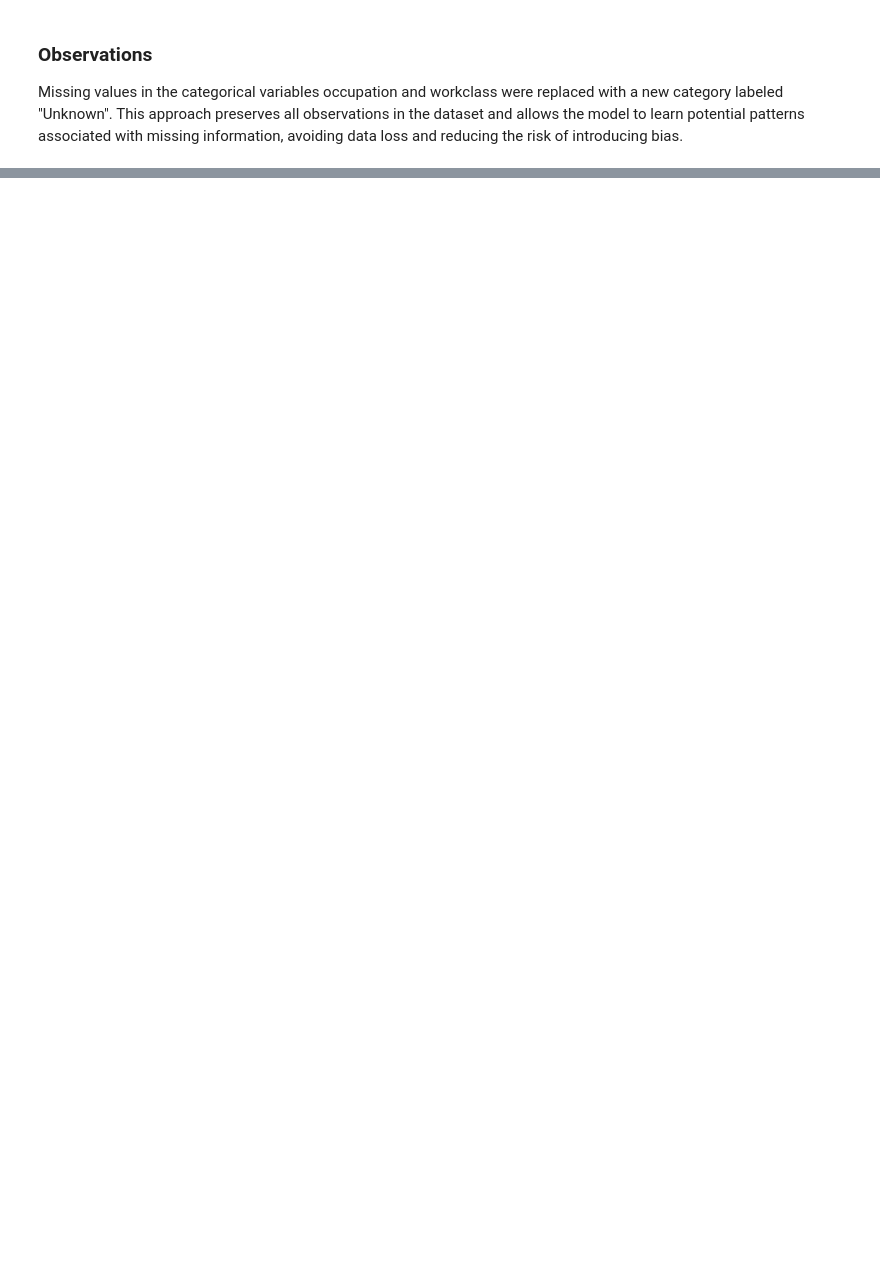
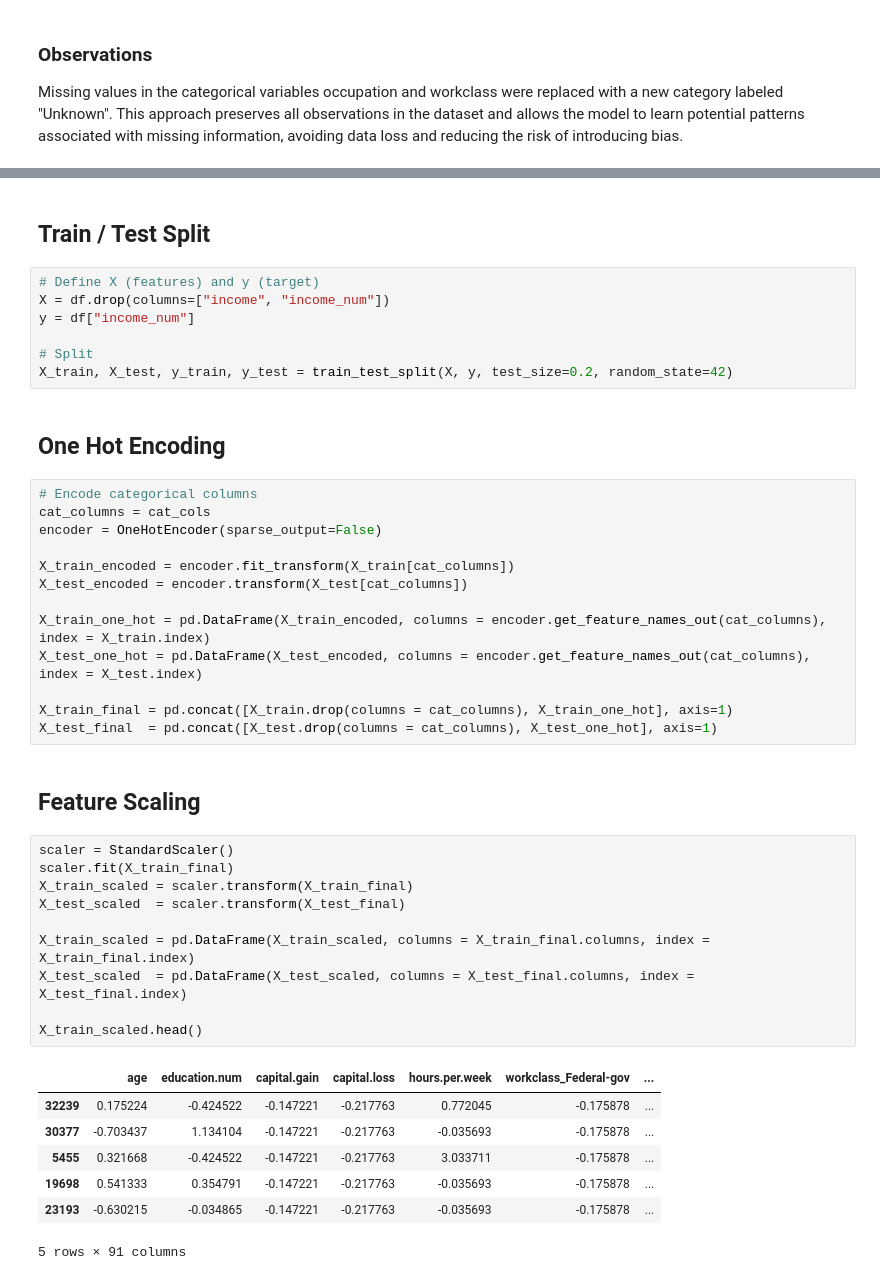
Before and after one commit to 4GeeksAcademy/josefina-aispuro-merelles-machine-learning, a Jupyter notebook: src/13-recommendation-systems-adult-census-income.ipynb, the cells around one changed output, grey strips where cells are left out. Saved outputs shown, nothing was run; the diff lists cells and outputs as text; blank space fills up the shorter version.

```diff
--- a/src/13-recommendation-systems-adult-census-income.ipynb
+++ b/src/13-recommendation-systems-adult-census-income.ipynb
@@ -56,0 +214,44 @@ Missing values in the categorical variables occupation and workclass were replac
+# %% [markdown]
+## Train / Test Split
+# %%
+# Define X (features) and y (target)
+X = df.drop(columns=["income", "income_num"])
+y = df["income_num"]
+
+# Split
+X_train, X_test, y_train, y_test = train_test_split(X, y, test_size=0.2, random_state=42)
+# %% [markdown]
+## One Hot Encoding
+# %%
+# Encode categorical columns
+cat_columns = cat_cols
+encoder = OneHotEncoder(sparse_output=False)
+
+X_train_encoded = encoder.fit_transform(X_train[cat_columns])
+X_test_encoded = encoder.transform(X_test[cat_columns])
+
+X_train_one_hot = pd.DataFrame(X_train_encoded, columns = encoder.get_feature_names_out(cat_columns), index = X_train.index)
+X_test_one_hot = pd.DataFrame(X_test_encoded, columns = encoder.get_feature_names_out(cat_columns), index = X_test.index)
+
+X_train_final = pd.concat([X_train.drop(columns = cat_columns), X_train_one_hot], axis=1)
+X_test_final  = pd.concat([X_test.drop(columns = cat_columns), X_test_one_hot], axis=1)
+# %% [markdown]
+## Feature Scaling
+# %%
+scaler = StandardScaler()
+scaler.fit(X_train_final)
+X_train_scaled = scaler.transform(X_train_final)
+X_test_scaled  = scaler.transform(X_test_final)
+
+X_train_scaled = pd.DataFrame(X_train_scaled, columns = X_train_final.columns, index = X_train_final.index)
+X_test_scaled  = pd.DataFrame(X_test_scaled, columns = X_test_final.columns, index = X_test_final.index)
+
+X_train_scaled.head()
+# %% [output]
+|  | age | education.num | capital.gain | capital.loss | hours.per.week | workclass_Federal-gov | ... |
+| 32239 | 0.175224 | -0.424522 | -0.147221 | -0.217763 | 0.772045 | -0.175878 | ... |
+| 30377 | -0.703437 | 1.134104 | -0.147221 | -0.217763 | -0.035693 | -0.175878 | ... |
+| 5455 | 0.321668 | -0.424522 | -0.147221 | -0.217763 | 3.033711 | -0.175878 | ... |
+| 19698 | 0.541333 | 0.354791 | -0.147221 | -0.217763 | -0.035693 | -0.175878 | ... |
+| 23193 | -0.630215 | -0.034865 | -0.147221 | -0.217763 | -0.035693 | -0.175878 | ... |
+5 rows × 91 columns
```
Also changed, not shown: parts of 25 cells of this notebook.
